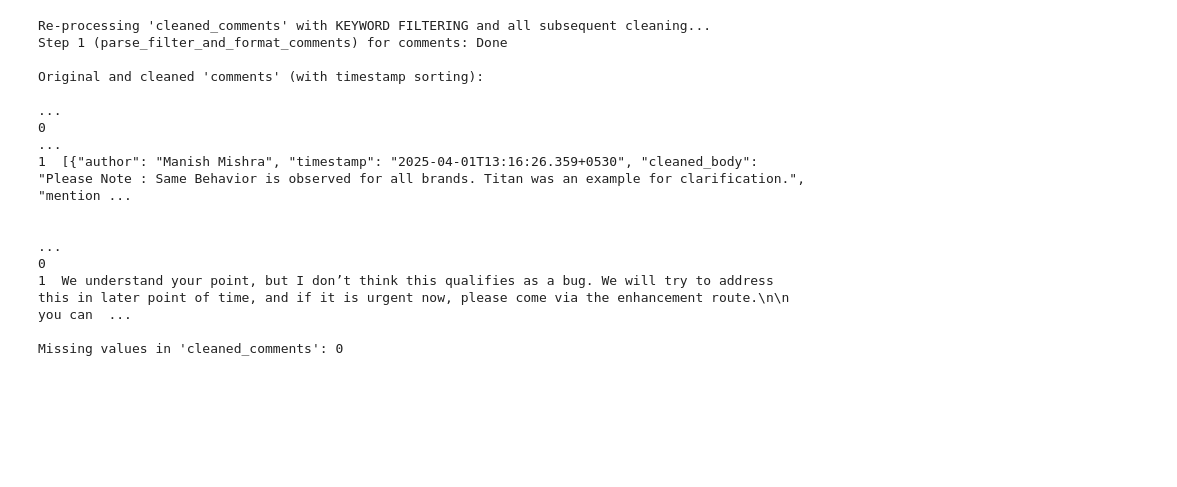
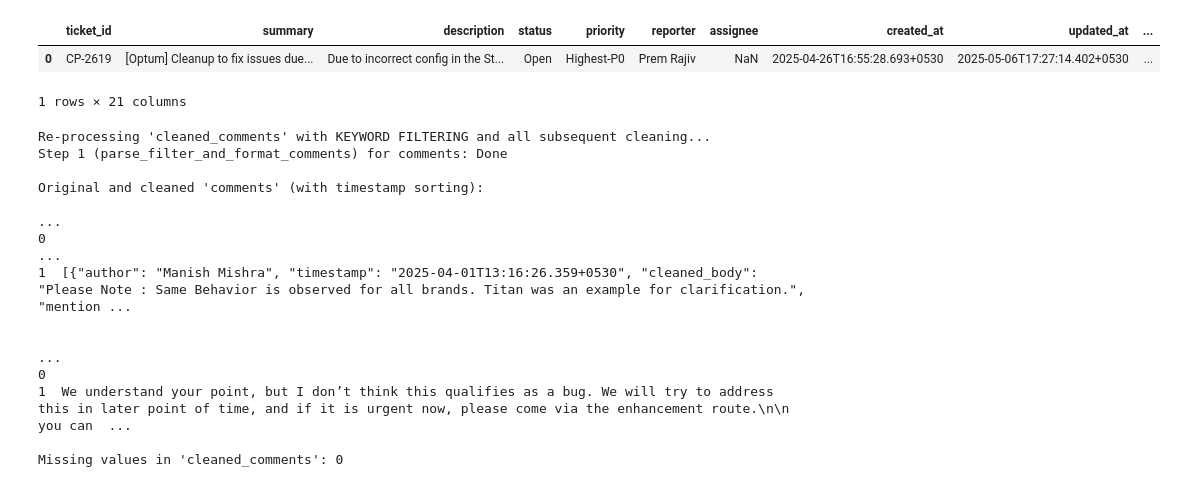
Before and after one commit to nishant-gahlaut/JiraBot, a Jupyter notebook: Data_cleaning_pipeline.ipynb, the cells around one changed output. Cells and saved outputs as stored; diff of their text form; code cells hidden in the pictures; blank space fills up the shorter version.

```diff
--- a/Data_cleaning_pipeline.ipynb
+++ b/Data_cleaning_pipeline.ipynb
@@ -1,7 +1,11 @@
 # %%
 import pandas as pd
 df = pd.read_csv('jira_tickets_cache.csv')
-# df.head(1)
+df.head(1)
+# %% [output]
+|  | ticket_id | summary | description | status | priority | reporter | assignee | created_at | updated_at | ... |
+| 0 | CP-2619 | [Optum] Cleanup to fix issues due... | Due to incorrect config in the St... | Open | Highest-P0 | Prem Rajiv | NaN | 2025-04-26T16:55:28.693+0530 | 2025-05-06T17:27:14.402+0530 | ... |
+1 rows × 21 columns
 # %%
 import pandas as pd
 import re # We'll need this for regex operations later
```
Also changed, not shown: 5 other files.
